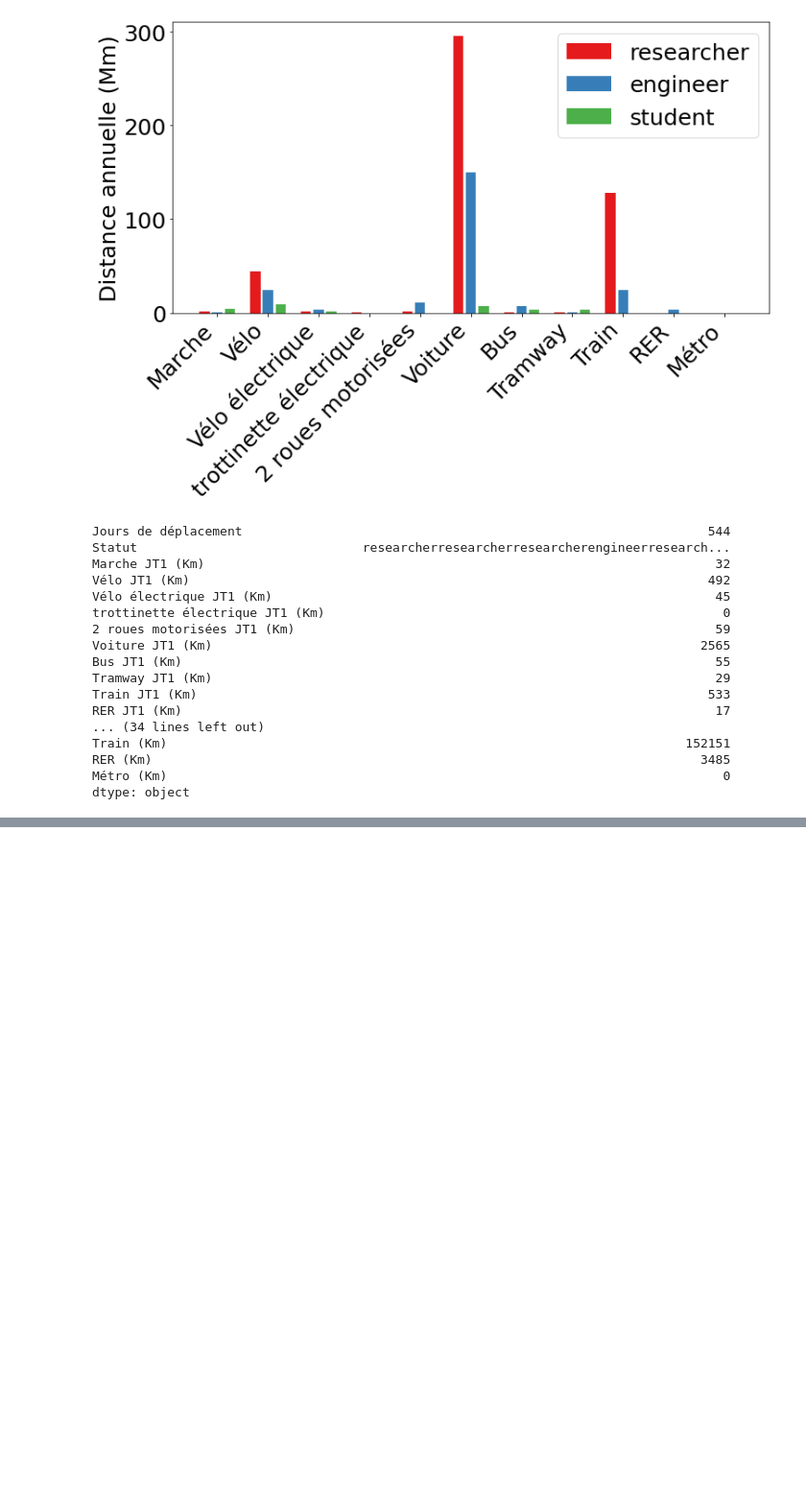
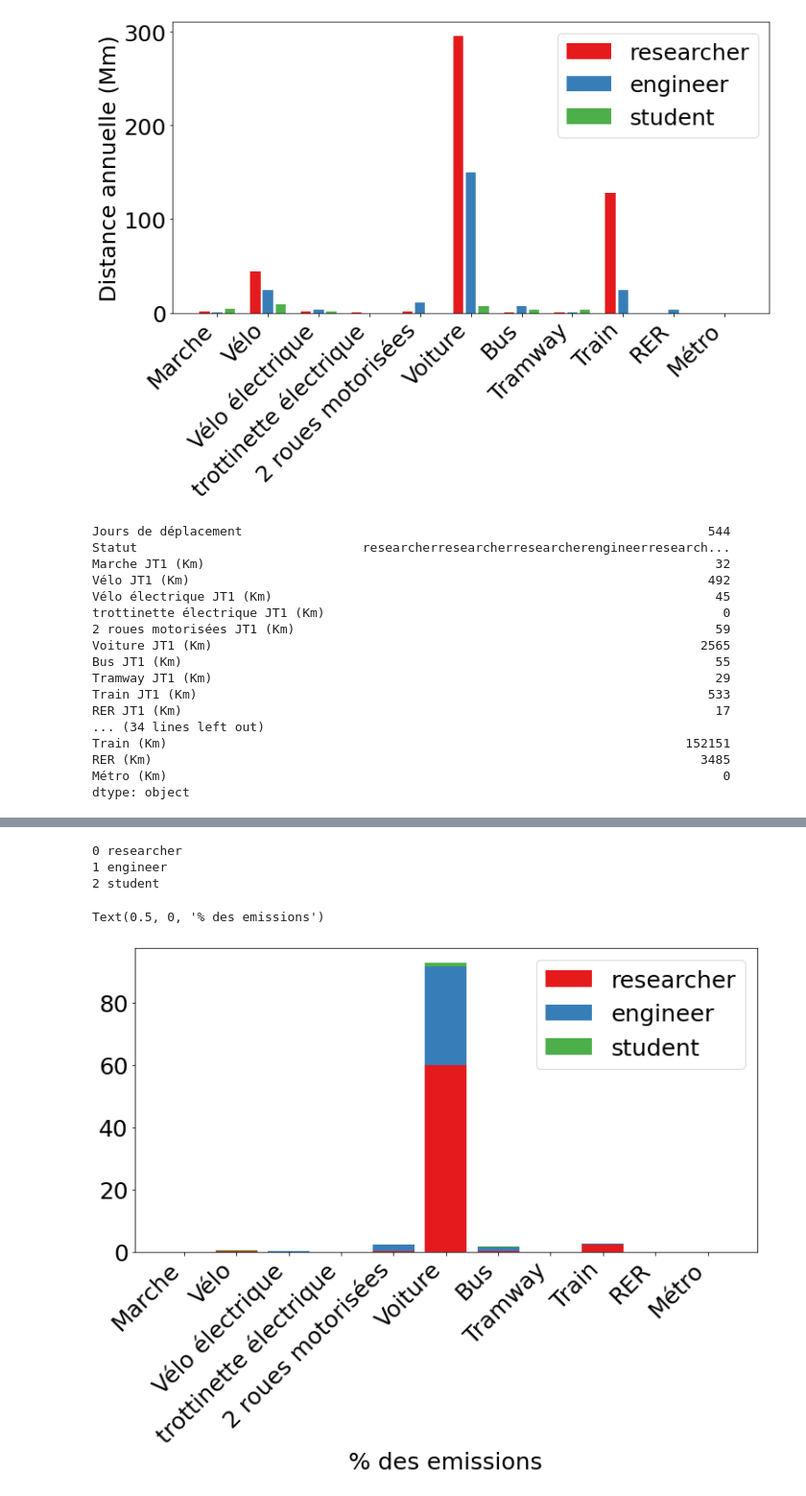
Before and after one commit to umr-marbec/marbec-green, a Jupyter notebook: process-emissions-deplacement.ipynb, the cells around one changed output, grey strips where cells are left out. Shown at 96% size. Saved outputs shown, nothing was run; the diff lists cells and outputs as text; code cells hidden in the pictures; blank space fills up the shorter version.

```diff
--- a/process-emissions-deplacement.ipynb
+++ b/process-emissions-deplacement.ipynb
@@ -284,0 +285,3 @@ plt.savefig('emssions_by_cat.png', bbox_inches='tight')
+# %%
+emissions = test.loc[:, emissions_cols]
+emissions
@@ -284,0 +294,3 @@ plt.savefig('emssions_by_cat.png', bbox_inches='tight')
+# %%
+emissions_tot = np.sum(emissions.values)
+emissions_tot
@@ -284,0 +299,3 @@ plt.savefig('emssions_by_cat.png', bbox_inches='tight')
+# %%
+emissions_norm = (emissions / emissions_tot) * 100
+emissions_norm
@@ -284,0 +308,23 @@ plt.savefig('emssions_by_cat.png', bbox_inches='tight')
+# %%
+fig = plt.figure(facecolor='white', figsize=(12, 6))
+ax = plt.gca()
+x = np.arange(0, len(types))
+index = emissions_norm.index
+index
+temp = 0
+lll = []
+for i in range(len(index)):
+    print(i, index[i])
+    l = plt.bar(x, emissions_norm.loc[index[i], :], bottom=temp, color=colors[i])
+    lll.append(l)
+    temp += emissions_norm.loc[index[i], :]
+t = ax.set_xticks(x)
+ax.set_xticklabels(types, ha='right', rotation=45)
+plt.legend(lll, index)
+plt.xlabel('% des emissions')
+# %% [output]
+0 researcher
+1 engineer
+2 student
+Text(0.5, 0, '% des emissions')
+[figure, added]
```
Also changed, not shown: parts of 9 cells of this notebook.
